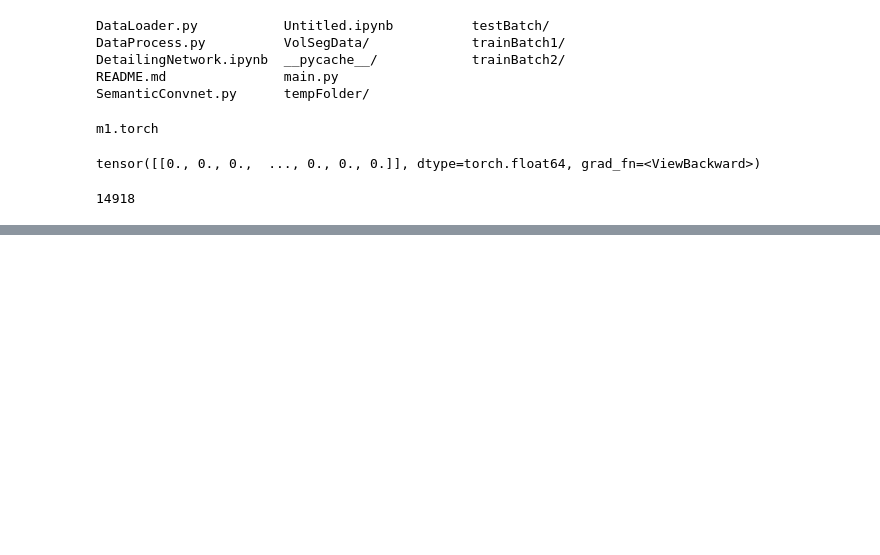
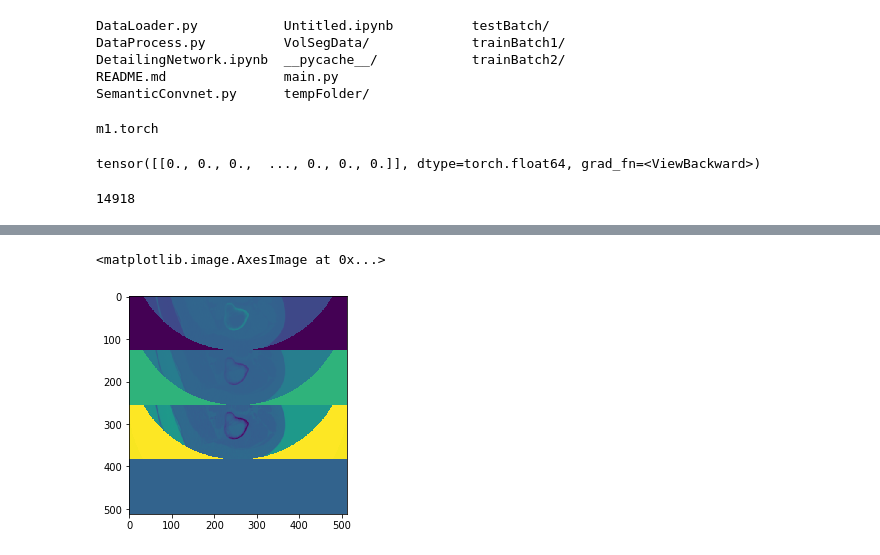
Before and after one commit to aju03/Image_Segmentation, a Jupyter notebook: Untitled.ipynb, the cells around one changed output, grey strips where cells are left out. Cells and saved outputs as stored; diff of their text form; code cells hidden in the pictures; blank space fills up the shorter version.

```diff
--- a/Untitled.ipynb
+++ b/Untitled.ipynb
@@ -145,0 +160,8 @@ len(dataloader)
+# %%
+yii = yi.reshape(4,-1)
+g = np.dot(x.affine,yii )
+g = g.reshape(512,512)
+plt.imshow(g)
+# %% [output]
+<matplotlib.image.AxesImage at 0x...>
+[figure, added]
```
Also changed, not shown: parts of 22 cells of this notebook, 7 other files.
